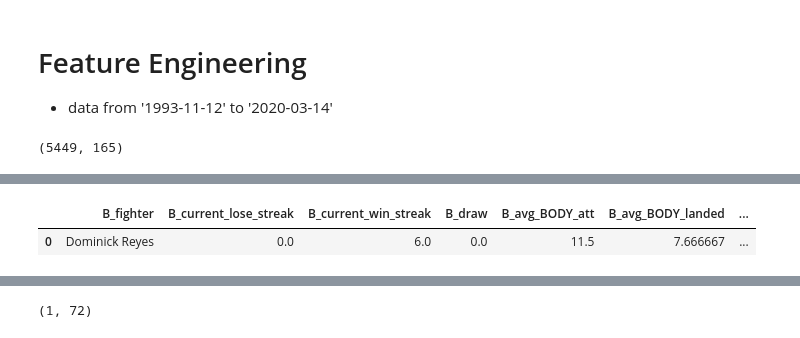
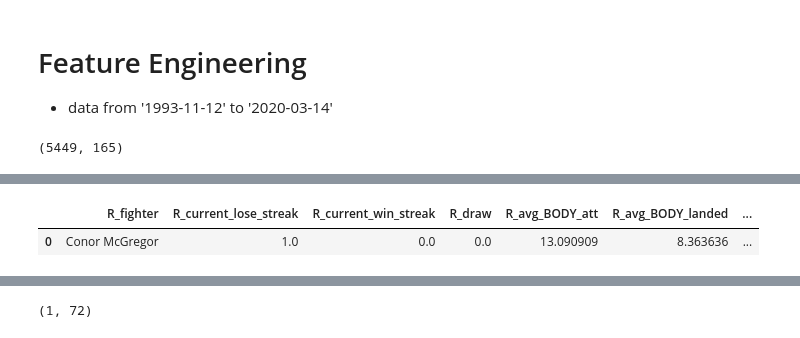
Before and after one commit to bkennedy04/UFC_Predictor, a Jupyter notebook: notebooks/EDA.ipynb, the cells around one changed output, grey strips where cells are left out. Drawn from its saved outputs; the diff is of its cells as text; code cells hidden in the pictures.

```diff
--- a/notebooks/EDA.ipynb
+++ b/notebooks/EDA.ipynb
@@ -27,8 +27,8 @@ df.head()
 | 3 | Johnny Walker | Nikita Krylov | 2020-03-14 | Brasilia, Distrito Federal, Brazil | Blue | False | 3 | 1.0 | ... |
 | 4 | Francisco Trinaldo | John Makdessi | 2020-03-14 | Brasilia, Distrito Federal, Brazil | Red | False | 3 | 0.0 | ... |
 # %%
-# !!! get latest data for usman
-name1 = 'Dominick Reyes'
+# !!! get latest data for xxx
+name1 = 'Conor McGregor'
 fighter1 = df[df['R_fighter'] == name1].append(df[df['B_fighter'] == name1])
 fighter1 = fighter1[fighter1['date'] == fighter1['date'].max()]
 fighter1
@@ -47,7 +47,15 @@ fighter2
 # %%
 # now we want to consolidate them into one row, with one fighter as red, the other as blue
-fighter1 = fighter1[[x for x in df.columns if x.startswith('B_')]].reset_index(drop=True)
+
+# get all columns associated w/ fighter 1
+if name1 in fighter1['R_fighter'].values[0]:
+    fighter1 = fighter1[[x for x in df.columns if x.startswith('R_')]].reset_index(drop=True)
+else:
+    # make fighter 1 red
+    fighter1 = fighter1[[x for x in df.columns if x.startswith('B_')]].reset_index(drop=True)
+    fighter1.columns = fighter1.columns.str.strip('B_')
+    fighter1 = fighter1.add_prefix('R_')
 fighter1.head(1)
 # %% [output]
-|  | B_fighter | B_current_lose_streak | B_current_win_streak | B_draw | B_avg_BODY_att | B_avg_BODY_landed | ... |
-| 0 | Dominick Reyes | 0.0 | 6.0 | 0.0 | 11.5 | 7.666667 | ... |
+|  | R_fighter | R_current_lose_streak | R_current_win_streak | R_draw | R_avg_BODY_att | R_avg_BODY_landed | ... |
+| 0 | Conor McGregor | 1.0 | 0.0 | 0.0 | 13.090909 | 8.363636 | ... |
```
Also changed, not shown: parts of 9 cells of this notebook, 5 other files.
